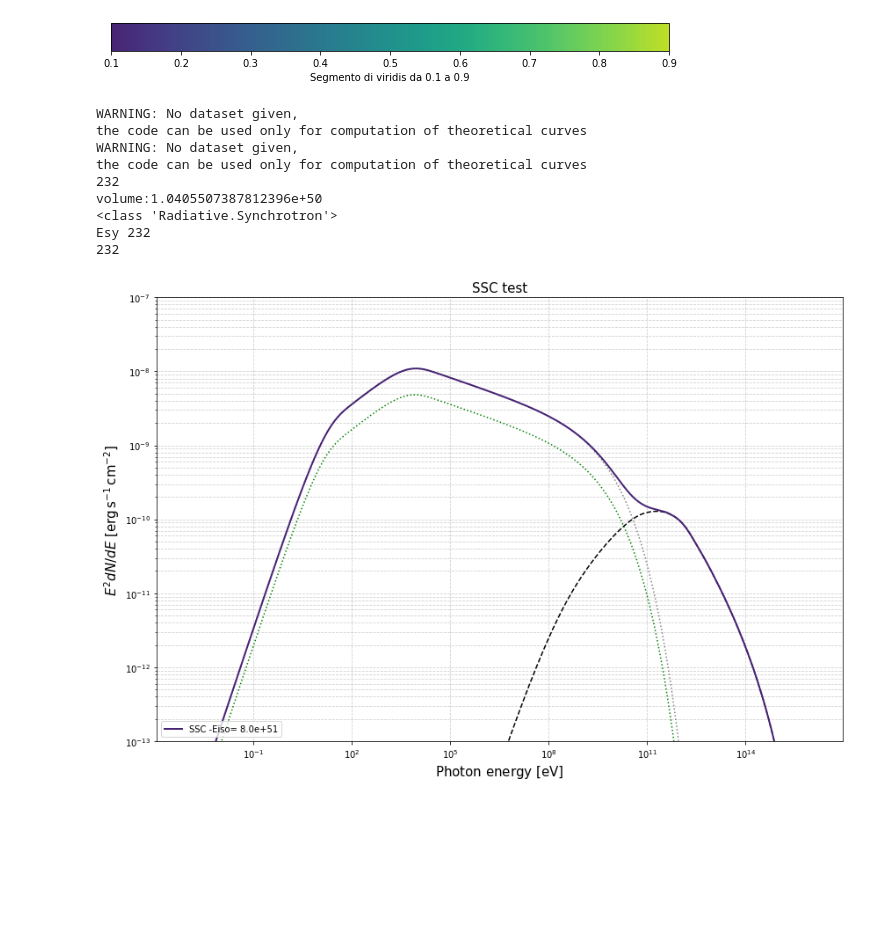
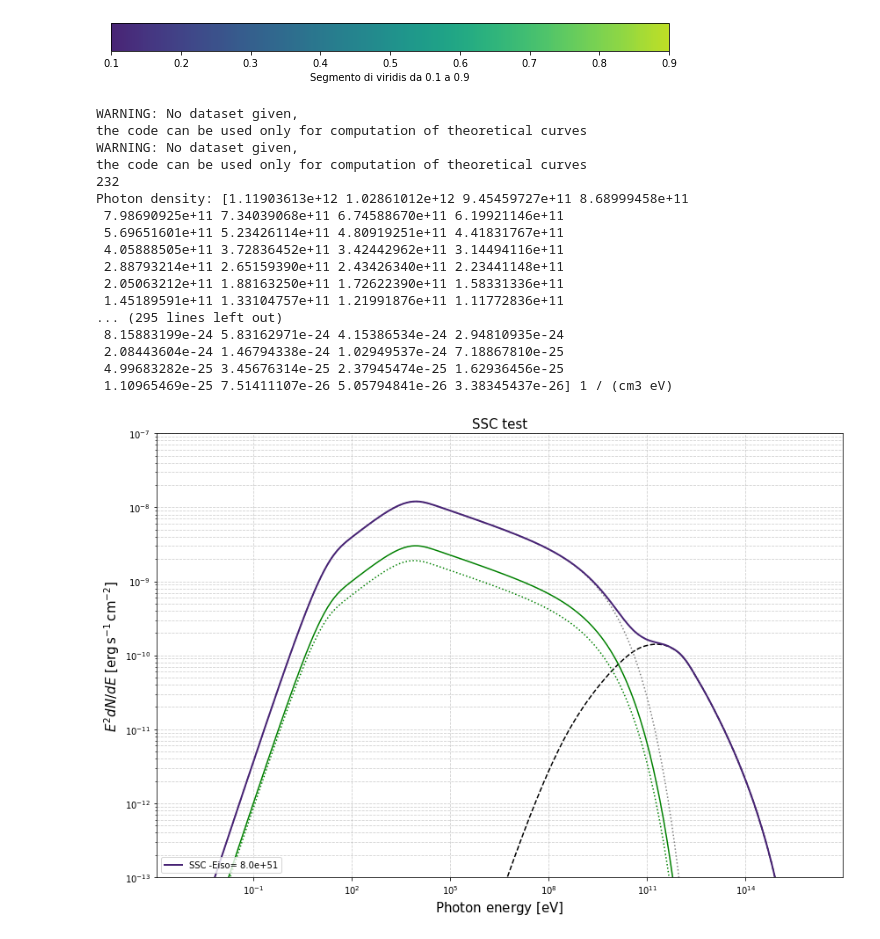
Before and after one commit to TobiaMatcovich/GRBmodelling, a Jupyter notebook: TEST4.ipynb, the cells around one changed output. Cells and saved outputs as stored; diff of their text form; code cells hidden in the pictures; blank space fills up the shorter version.

```diff
--- a/TEST4.ipynb
+++ b/TEST4.ipynb
@@ -127,9 +127,14 @@ for Eiso in multi_Eiso:
     grb_struc= GRBModel_topstruc(eiso_zero=Eiso, dens=density, tstart=tstart, tstop=tstop, redshift=redshift,
                         pars=[eta_e, Ebreak,Index2, Ec,  B],
                         labels=['log10(eta_e)', 'log10(Ebreak)', 'Index2', 'log10(Ec)', 'log10(B)'],
-                        energy_profile='gaussian',shells=1, thetaend=180.0*u.deg,
+                        energy_profile='gaussian',shells=4, thetaend=20.0,
                         scenario='ISM',cooling_constrain=False,data=None)
 
+    """grb_struc1= GRBModel_topstruc(eiso_zero=Eiso, dens=density, tstart=tstart, tstop=tstop, redshift=redshift,
+                    pars=[eta_e, Ebreak,Index2, Ec,  B],
+                    labels=['log10(eta_e)', 'log10(Ebreak)', 'Index2', 'log10(Ec)', 'log10(B)'],
+                    energy_profile='gaussian',shells=1, thetaend=5.0,
+                    scenario='ISM',cooling_constrain=False,data=None)"""
 
 
 
@@ -140,6 +145,7 @@ for Eiso in multi_Eiso:
 
     model=grb._SSCmodel_ind1fixed(pars=[eta_e, Ebreak,Index2, Ec, B],data=ener)
     model_str=grb_struc._SSCmodel_ind1fixed(pars=[eta_e, Ebreak,Index2, Ec, B],data=ener)
+    #model_str1=grb_struc1._SSCmodel_ind1fixed(pars=[eta_e, Ebreak,Index2, Ec, B],data=ener)
 
     SSC=model[0]
     SSC2=model_str[0]
@@ -154,36 +160,49 @@ for Eiso in multi_Eiso:
     #grb.plot_sed(1e-3,1e16,6)
     spectrum_energy=np.logspace(np.log10(emin), np.log10(emax), bins) * u.eV
 
     plt.loglog(spectrum_energy,grb.ic_compGG2,lw=1.5,ls='--',c="black")
     plt.loglog(spectrum_energy,grb.synch_compGG2,lw=1.5,ls=':',c="gray")
-    plt.loglog(spectrum_energy,grb_struc.synch_comp[0,:],lw=1.5,ls=':',c="green")
+    plt.loglog(spectrum_energy,grb_struc.synch_comp[0,:],lw=1.5,c="green")
+    #plt.loglog(spectrum_energy,grb_struc1.synch_comp[0,:],lw=1.5,c="green")
+    plt.loglog(spectrum_energy,grb_struc.synch_comp[1,:],lw=1.5,ls=':',c="green")
+    plt.loglog(spectrum_energy,grb_struc.synch_comp[2,:],lw=1.5,ls=':',c="green")
+    plt.loglog(spectrum_energy,grb_struc.synch_comp[3,:],lw=1.5,ls=':',c="green")
+    plt.loglog(spectrum_energy,grb_struc.ic_comp[0,:],lw=1.5,ls=':',c="green")
 
     plt.loglog(spectrum_energy,SSC,lw=2,label=f'SSC -Eiso= {"{:.1e}".format(Eiso)}',c=cmap2(color))
     #plt.loglog(spectrum_energy,SSC,lw=2,label=f'SSC -Eiso= {"{:.1e}".format(Eiso)}',c=cmap2(color))
     color=color+0.1
 
 plt.xlabel('Photon energy [{0}]'.format(spectrum_energy.unit.to_string('latex_inline')),fontsize=15)
 plt.ylabel('$E^2 dN/dE$ [{0}]'.format(model[0].unit.to_string('latex_inline')),fontsize=15)
 
 plt.ylim(ymin, ymax)
 #plt.xlim(1e-3,5e16)
 plt.tight_layout()
 plt.legend(loc='lower left')
 
 
 plt.title(f"SSC test",fontsize=15)
 plt.grid(True, which="both", linestyle="--", alpha=0.6)
 
 #plt.savefig("/media/tobiazenbook/PortableSSD/JOB/Projects/GRB-modelling/Plots-April30/plot1", format="jpg", dpi=300)
 plt.show()
 # %% [output]
 WARNING: No dataset given,
 the code can be used only for computation of theoretical curves
 WARNING: No dataset given,
 the code can be used only for computation of theoretical curves
 232
-volume:1.0405507387812396e+50
-<class 'Radiative.Synchrotron'>
-Esy 232
-232
+Photon density: [1.11903613e+12 1.02861012e+12 9.45459727e+11 8.68999458e+11
+ 7.98690925e+11 7.34039068e+11 6.74588670e+11 6.19921146e+11
+ 5.69651601e+11 5.23426114e+11 4.80919251e+11 4.41831767e+11
+ 4.05888505e+11 3.72836452e+11 3.42442962e+11 3.14494116e+11
+ 2.88793214e+11 2.65159390e+11 2.43426340e+11 2.23441148e+11
+ 2.05063212e+11 1.88163250e+11 1.72622390e+11 1.58331336e+11
+ 1.45189591e+11 1.33104757e+11 1.21991876e+11 1.11772836e+11
+... (295 lines left out)
+ 8.15883199e-24 5.83162971e-24 4.15386534e-24 2.94810935e-24
+ 2.08443604e-24 1.46794338e-24 1.02949537e-24 7.18867810e-25
+ 4.99683282e-25 3.45676314e-25 2.37945474e-25 1.62936456e-25
+ 1.10965469e-25 7.51411107e-26 5.05794841e-26 3.38345437e-26] 1 / (cm3 eV)
-[figure, old version]
+[figure, new version]
```
Also changed, not shown: parts of 3 cells of this notebook, 2 other files.
